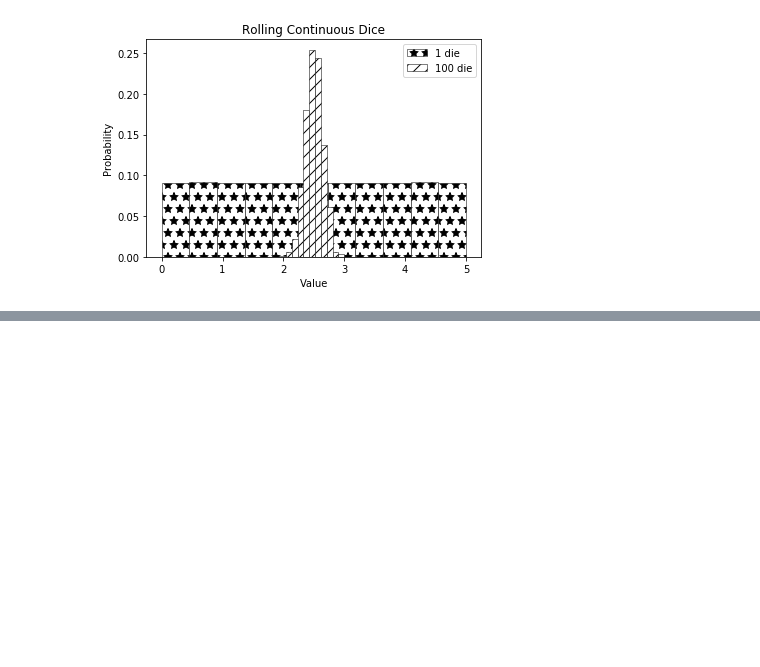
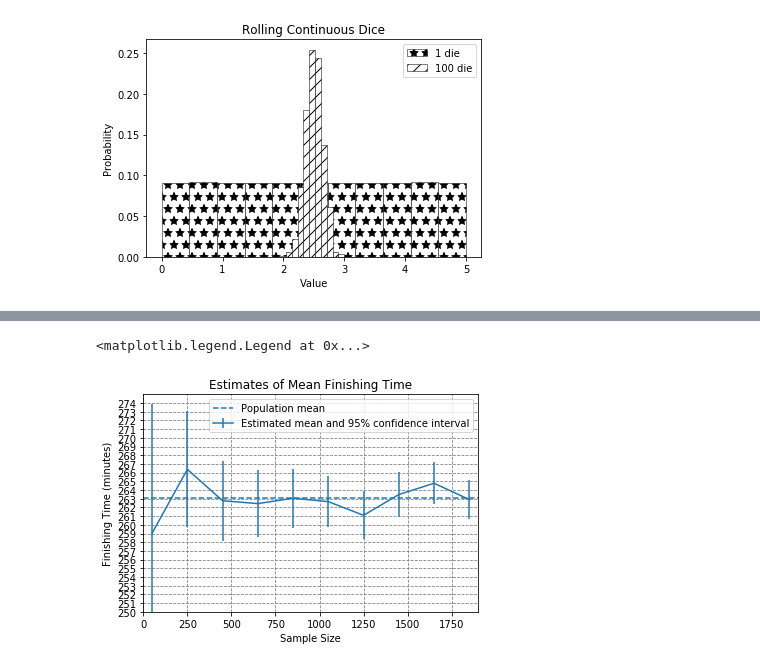
Before and after one commit to hayo0914/ICPP, a Jupyter notebook: 17-Sampling-and-CI.ipynb, the cells around one changed output, grey strips where cells are left out. Cells and saved outputs as stored; diff of their text form; code cells hidden in the pictures; blank space fills up the shorter version.

```diff
--- a/17-Sampling-and-CI.ipynb
+++ b/17-Sampling-and-CI.ipynb
@@ -157,0 +186,42 @@ Mean of rolling 100 dice =  2.4999 Variance = 0.0204
+# %%
+"""標準誤差は同じ母集団から無限回数、標本サイズnの標本の平均をとったときの標準偏差である。
+標準誤差は、中心極限定理を式変換することにより、次のようになる。
+SE = σ(母集団の標準偏差)/√n
+
+一般的には、母集団の標準偏差はわからないので、その標本の標準偏差、つまり標本標準偏差を母集団の標準偏差の代表とみなしている。
+
+[標準誤差]
+https://bellcurve.jp/statistics/course/8616.html
+https://rstudio-pubs-static.s3.amazonaws.com/11679_adccc810394c42d8b66e5fb2813212e3.html
+https://ja.wikipedia.org/wiki/%E6%A8%99%E6%BA%96%E8%AA%A4%E5%B7%AE
+https://atarimae.biz/archives/9881
+"""
+
+times = getBMData('bm_results2012.txt')['time']
+sampleSizes = range(50, 2000, 200)
+sampleMeans = []
+sampleSes = []
+for sampleSize in sampleSizes:
+    sample = random.sample(times, sampleSize)
+    sampleMean = sum(sample)/sampleSize
+    sampleStd = stdDev(sample)
+    se = sampleStd/sampleSize ** 0.5
+    sampleMeans.append(sampleMean)
+    sampleSes.append(se)
+
+pylab.errorbar(sampleSizes, sampleMeans,
+        yerr = 1.96*pylab.array(sampleSes),
+        label = 'Estimated mean and 95% confidence interval')
+pylab.xlim(0, max(sampleSizes) + 50)
+pylab.ylim(250, 275)
+pylab.axhline(sum(times)/len(times), linestyle = '--',
+        label='Population mean')
+pylab.title('Estimates of Mean Finishing Time')
+pylab.xlabel('Sample Size')
+pylab.ylabel('Finishing Time (minutes)')
+pylab.yticks(range(250, 275, 1))
+pylab.grid(which='major',color='gray',linestyle='--')
+pylab.legend(loc = 'best')
+# %% [output]
+<matplotlib.legend.Legend at 0x...>
+[figure, added]
```
Also changed, not shown: parts of 3 cells of this notebook, 1 other file.
